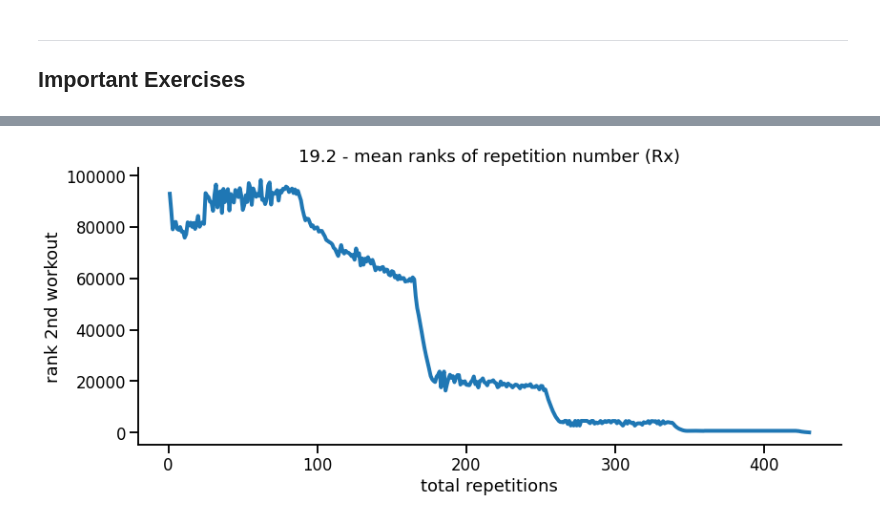
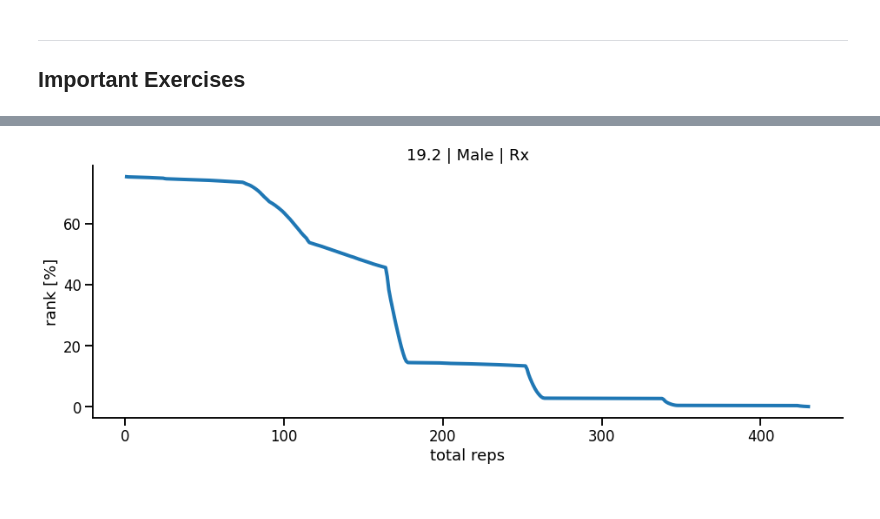
Before and after one commit to malefiz1988/project-crossfit-data, a Jupyter notebook: 4_EDA_v01.ipynb, the cells around one changed output, grey strips where cells are left out. Drawn from its saved outputs; the diff is of its cells as text; code cells hidden in the pictures.

```diff
--- a/4_EDA_v01.ipynb
+++ b/4_EDA_v01.ipynb
@@ -599,13 +848,15 @@ sns.histplot(ax=axes[2],data=df_ta,x='w5_reps_total',hue='gender',bins=3,multipl
 ---
 ## Important Exercises
 # %%
-df_x=df[((df['division']=='Men')|(df['division']=='Women'))&(df['scaled_1']==0)]
-a=list(df_x.groupby(by='w1_reps_total')['rank_1'].mean())
-b=list(df_x.groupby(by='w1_reps_total')['w1_reps_total'])
-c=[]
-for i in b:
-    c.append(i[0])
-g = sns.relplot(x=c, y=a, kind="line",linewidth=4)
+df_m = df[(df['division']=='Men')&(df['scaled_1']==0)]
+max_m = (df_m['rank_1'].max())/100
+a_m=list(df_m.groupby(by='w1_reps_total')['rank_1'].mean())
+a_m=np.divide(a_m,max_m)
+b_m=list(df_m.groupby(by='w1_reps_total')['w1_reps_total'])
+c_m=[]
+for i in b_m:
+    c_m.append(i[0])
+g=sns.relplot(x=c_m, y=a_m, kind="line",linewidth=4)
 g.fig.set_size_inches(15,5)
-g.set(xlabel='total repetitions', ylabel='rank 1st workout', title= '19.1 - mean ranks of repetition number (Rx)');
+g.set(xlabel='total reps', ylabel='rank [%]', title= '19.1 | Male | Rx');
 # %% [output]
@@ -613,12 +876,14 @@ g.set(xlabel='total repetitions', ylabel='rank 1st workout', title= '19.1 - mean
 # %%
-df_x=df[((df['division']=='Men')|(df['division']=='Women'))&(df['scaled_2']==0)]
-a=list(df_x.groupby(by='w2_reps_total')['rank_2'].mean())
-b=list(df_x.groupby(by='w2_reps_total')['w2_reps_total'])
-c=[]
-for i in b:
-    c.append(i[0])
-g = sns.relplot(x=c, y=a, kind="line",linewidth=4)
+df_m = df[(df['division']=='Men')&(df['scaled_2']==0)]
+max_m = (df_m['rank_2'].max())/100
+a_m=list(df_m.groupby(by='w2_reps_total')['rank_2'].mean())
+a_m=np.divide(a_m,max_m)
+b_m=list(df_m.groupby(by='w2_reps_total')['w2_reps_total'])
+c_m=[]
+for i in b_m:
+    c_m.append(i[0])
+g=sns.relplot(x=c_m, y=a_m, kind="line",linewidth=4)
 g.fig.set_size_inches(15,5)
-g.set(xlabel='total repetitions', ylabel='rank 2nd workout', title= '19.2 - mean ranks of repetition number (Rx)');
+g.set(xlabel='total reps', ylabel='rank [%]', title= '19.2 | Male | Rx');
 # %% [output]
-[figure, old version]
+[figure, new version]
```
Also changed, not shown: parts of 56 cells of this notebook, 1 other file.
